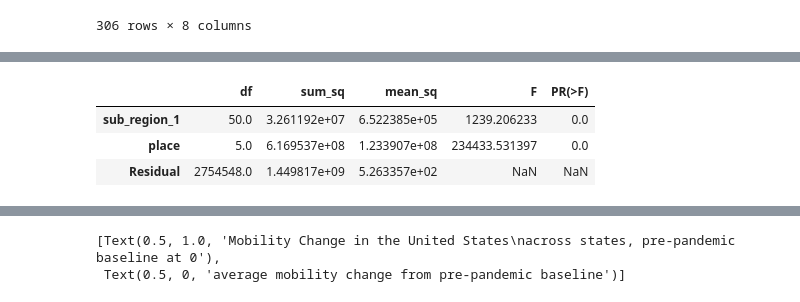
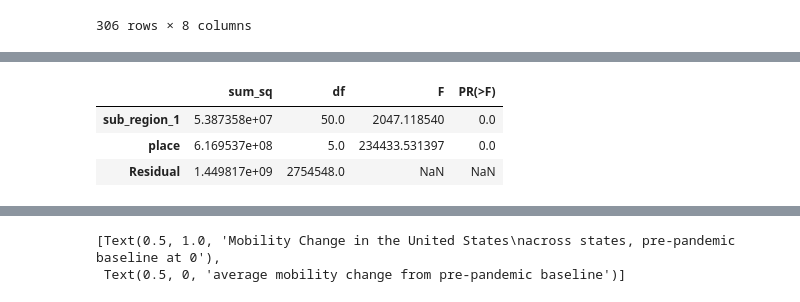
Before and after one commit to picoral/pit-un-2022, a Jupyter notebook: Python tutorials/google-mobility/google_mobility_COVID19.ipynb, the cells around one changed output, grey strips where cells are left out. Saved outputs shown, nothing was run; the diff lists cells and outputs as text; code cells hidden in the pictures.

```diff
--- a/Python tutorials/google-mobility/google_mobility_COVID19.ipynb
+++ b/Python tutorials/google-mobility/google_mobility_COVID19.ipynb
@@ -133,7 +159,7 @@ result_frame
 # %%
-sm.stats.anova_lm(results, typ = "I")
+sm.stats.anova_lm(results, typ = "II")
 # %% [output]
-|  | df | sum_sq | mean_sq | F | PR(>F) |
-| sub_region_1 | 50.0 | 3.261192e+07 | 6.522385e+05 | 1239.206233 | 0.0 |
-| place | 5.0 | 6.169537e+08 | 1.233907e+08 | 234433.531397 | 0.0 |
-| Residual | 2754548.0 | 1.449817e+09 | 5.263357e+02 | NaN | NaN |
+|  | sum_sq | df | F | PR(>F) |
+| sub_region_1 | 5.387358e+07 | 50.0 | 2047.118540 | 0.0 |
+| place | 6.169537e+08 | 5.0 | 234433.531397 | 0.0 |
+| Residual | 1.449817e+09 | 2754548.0 | NaN | NaN |
```
Also changed, not shown: parts of 19 cells of this notebook, 1 other file.
